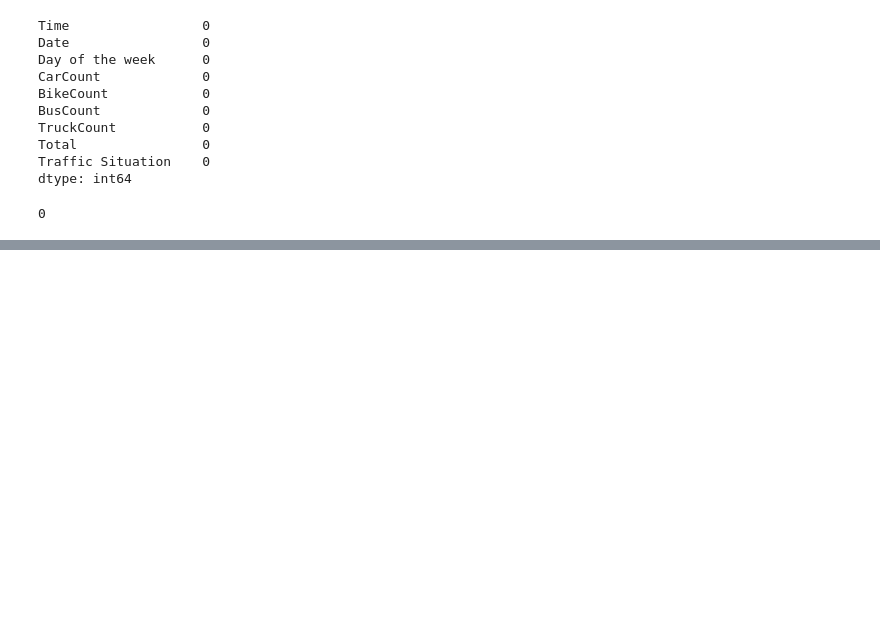
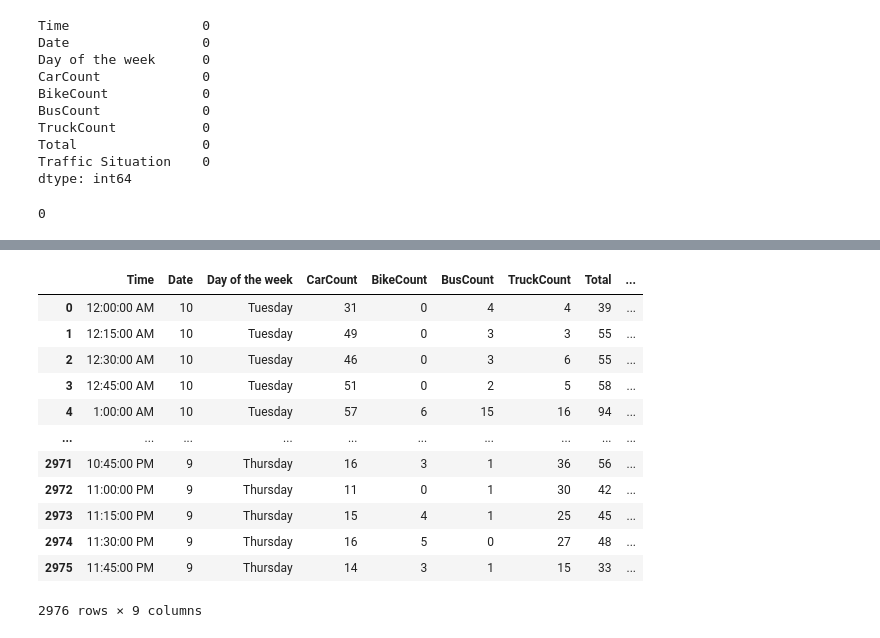
Before and after one commit to woerndle/ds-ml-project, a Jupyter notebook: notebooks/traffic.ipynb, the cells around one changed output, grey strips where cells are left out. Cells and saved outputs as stored; diff of their text form; code cells hidden in the pictures; blank space fills up the shorter version.

```diff
--- a/notebooks/traffic.ipynb
+++ b/notebooks/traffic.ipynb
@@ -37,0 +71,16 @@ traffic_df.duplicated().sum()
+# %%
+display(traffic_df)
+# %% [output]
+|  | Time | Date | Day of the week | CarCount | BikeCount | BusCount | TruckCount | Total | ... |
+| 0 | 12:00:00 AM | 10 | Tuesday | 31 | 0 | 4 | 4 | 39 | ... |
+| 1 | 12:15:00 AM | 10 | Tuesday | 49 | 0 | 3 | 3 | 55 | ... |
+| 2 | 12:30:00 AM | 10 | Tuesday | 46 | 0 | 3 | 6 | 55 | ... |
+| 3 | 12:45:00 AM | 10 | Tuesday | 51 | 0 | 2 | 5 | 58 | ... |
+| 4 | 1:00:00 AM | 10 | Tuesday | 57 | 6 | 15 | 16 | 94 | ... |
+| ... | ... | ... | ... | ... | ... | ... | ... | ... | ... |
+| 2971 | 10:45:00 PM | 9 | Thursday | 16 | 3 | 1 | 36 | 56 | ... |
+| 2972 | 11:00:00 PM | 9 | Thursday | 11 | 0 | 1 | 30 | 42 | ... |
+| 2973 | 11:15:00 PM | 9 | Thursday | 15 | 4 | 1 | 25 | 45 | ... |
+| 2974 | 11:30:00 PM | 9 | Thursday | 16 | 5 | 0 | 27 | 48 | ... |
+| 2975 | 11:45:00 PM | 9 | Thursday | 14 | 3 | 1 | 15 | 33 | ... |
+2976 rows × 9 columns
```
Also changed, not shown: parts of 10 cells of this notebook.
